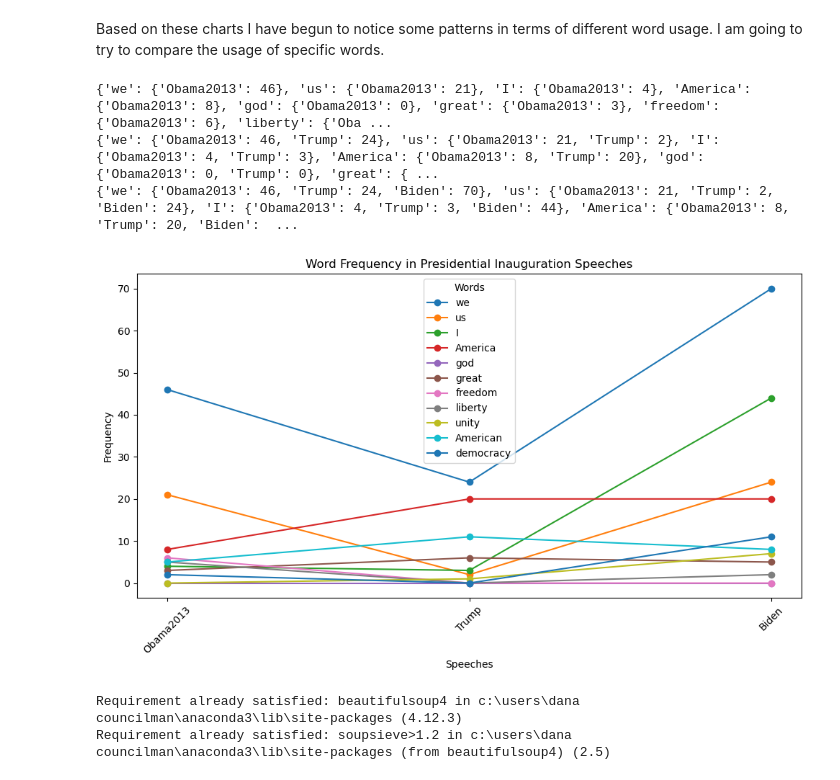
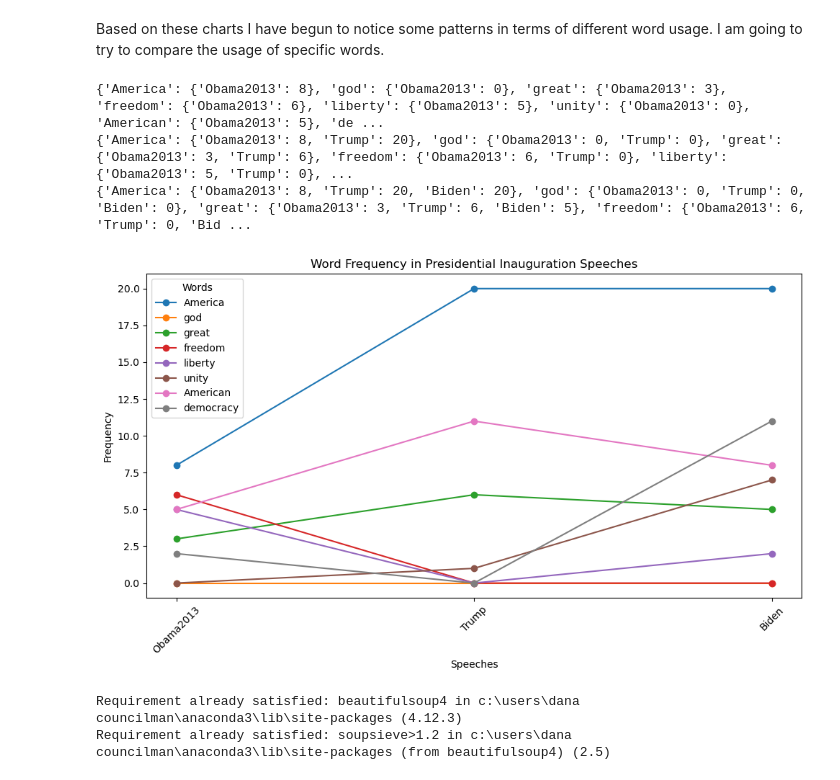
Before and after one commit to DanaCouncilman/Dana-Projects, a Jupyter notebook: hw_5_10_4_2024 (1).ipynb, the cells around one changed output. Cells and saved outputs as stored; diff of their text form; code cells hidden in the pictures.

```diff
--- a/hw_5_10_4_2024 (1).ipynb
+++ b/hw_5_10_4_2024 (1).ipynb
@@ -130,6 +135,7 @@ print(fdist.most_common(20))
 # %% [output]
 [('the', 100), (',', 99), ('.', 91), ('and', 85), ('of', 69), ('our', 69), ('to', 66), ('that', 51), ('we', 46), ('a', 36), ('is', 25), ('We', 23), ('not', 23), ('for', 22), ('us', 21), ('in', 21), (' ...
 # %%
+stopwords = stopwords.words('english')
 clean_obama = []
 for word in obama1:
     if not word in stopwords:
@@ -259,7 +268,7 @@ Based on these charts I have begun to notice some patterns in terms of different
 # %%
 import matplotlib.pyplot as plt
 from collections import Counter
-compare_words = ['we', 'us', 'I', 'America', 'god', 'great', 'freedom', 'liberty', 'unity', 'American', 'democracy']
+compare_words = ['America', 'god', 'great', 'freedom', 'liberty', 'unity', 'American', 'democracy']
 #I want to compare the frequencies of these words
 
 speeches = {'Obama2013': obama1, 'Trump': trump1, 'Biden': biden1}
@@ -273,37 +282,39 @@ for speech_name, speech_words in speeches.items():
 
     # Store the frequency of each word of interest
     for word in compare_words:
         word_frequencies[word][speech_name] = word_count.get(word, 0)
     print(word_frequencies) #Ok, so here we technically have our answers, as the word_frequencies dictionary will return the number of times each word appears in each speech
 
 
 # Prepare data for plotting
 speeches_names = list(speeches.keys())
 
 # Plot the word frequencies
 fig, ax = plt.subplots(figsize=(10, 6))
 
 for word in compare_words:
     frequencies = [word_frequencies[word][speech] for speech in speeches_names]
     ax.plot(speeches_names, frequencies, marker='o', label=word)
 
 # Set labels and title
 ax.set_xlabel('Speeches')
 ax.set_ylabel('Frequency')
 ax.set_title('Word Frequency in Presidential Inauguration Speeches')
 ax.legend(title='Words')
 
 # Rotate x-axis labels for readability
 plt.xticks(rotation=45)
 
 # Display the plot
 plt.tight_layout()
 plt.show()
+
+#Democracy was used most by Biden, maybe inspired by events immediately preceding his inaguration. Trump used and America and Americans more.
 # %% [output]
-{'we': {'Obama2013': 46}, 'us': {'Obama2013': 21}, 'I': {'Obama2013': 4}, 'America': {'Obama2013': 8}, 'god': {'Obama2013': 0}, 'great': {'Obama2013': 3}, 'freedom': {'Obama2013': 6}, 'liberty': {'Oba ...
-{'we': {'Obama2013': 46, 'Trump': 24}, 'us': {'Obama2013': 21, 'Trump': 2}, 'I': {'Obama2013': 4, 'Trump': 3}, 'America': {'Obama2013': 8, 'Trump': 20}, 'god': {'Obama2013': 0, 'Trump': 0}, 'great': { ...
-{'we': {'Obama2013': 46, 'Trump': 24, 'Biden': 70}, 'us': {'Obama2013': 21, 'Trump': 2, 'Biden': 24}, 'I': {'Obama2013': 4, 'Trump': 3, 'Biden': 44}, 'America': {'Obama2013': 8, 'Trump': 20, 'Biden':  ...
+{'America': {'Obama2013': 8}, 'god': {'Obama2013': 0}, 'great': {'Obama2013': 3}, 'freedom': {'Obama2013': 6}, 'liberty': {'Obama2013': 5}, 'unity': {'Obama2013': 0}, 'American': {'Obama2013': 5}, 'de ...
+{'America': {'Obama2013': 8, 'Trump': 20}, 'god': {'Obama2013': 0, 'Trump': 0}, 'great': {'Obama2013': 3, 'Trump': 6}, 'freedom': {'Obama2013': 6, 'Trump': 0}, 'liberty': {'Obama2013': 5, 'Trump': 0}, ...
+{'America': {'Obama2013': 8, 'Trump': 20, 'Biden': 20}, 'god': {'Obama2013': 0, 'Trump': 0, 'Biden': 0}, 'great': {'Obama2013': 3, 'Trump': 6, 'Biden': 5}, 'freedom': {'Obama2013': 6, 'Trump': 0, 'Bid ...
-[figure, old version]
+[figure, new version]
 # %%
 !pip install beautifulsoup4
 # %% [output]
```
Also changed, not shown: parts of 12 cells of this notebook.
